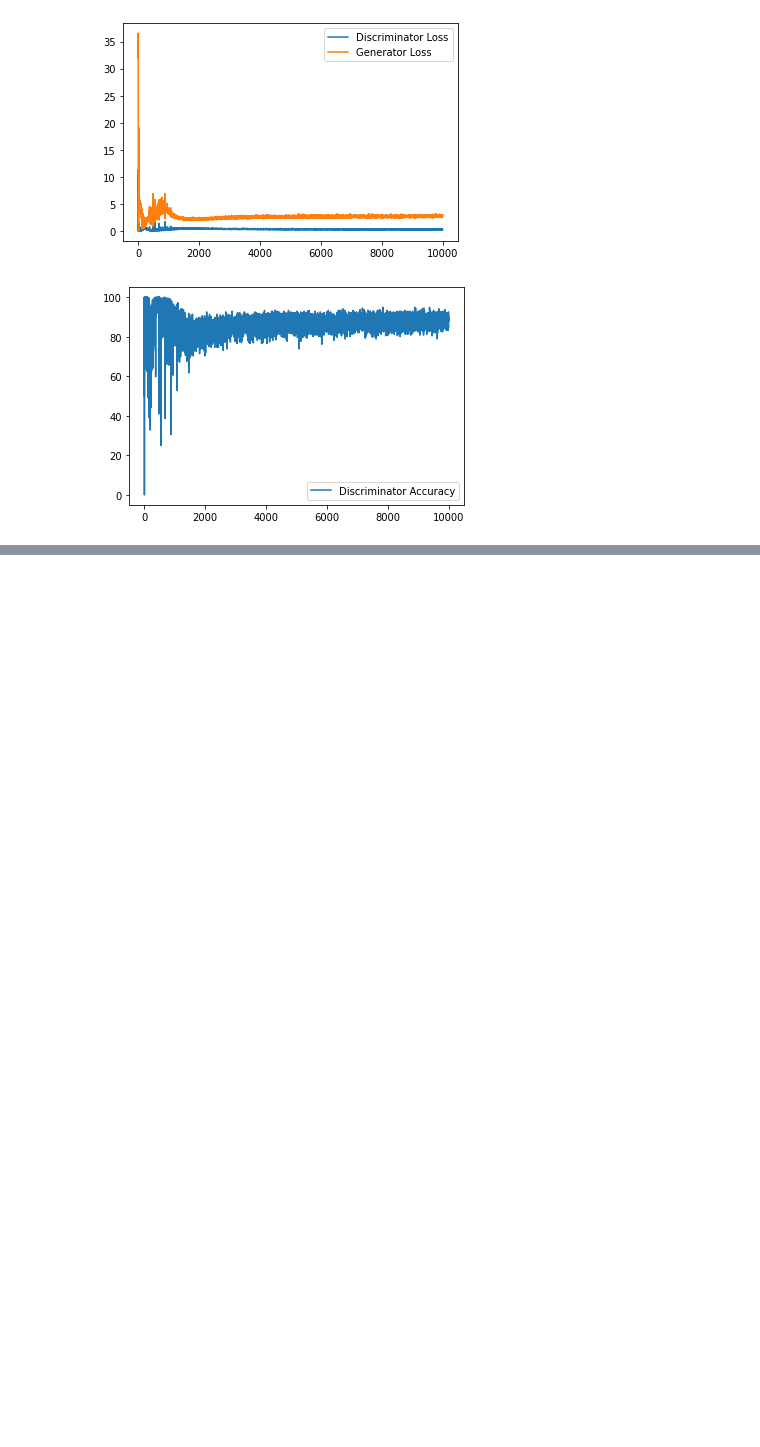
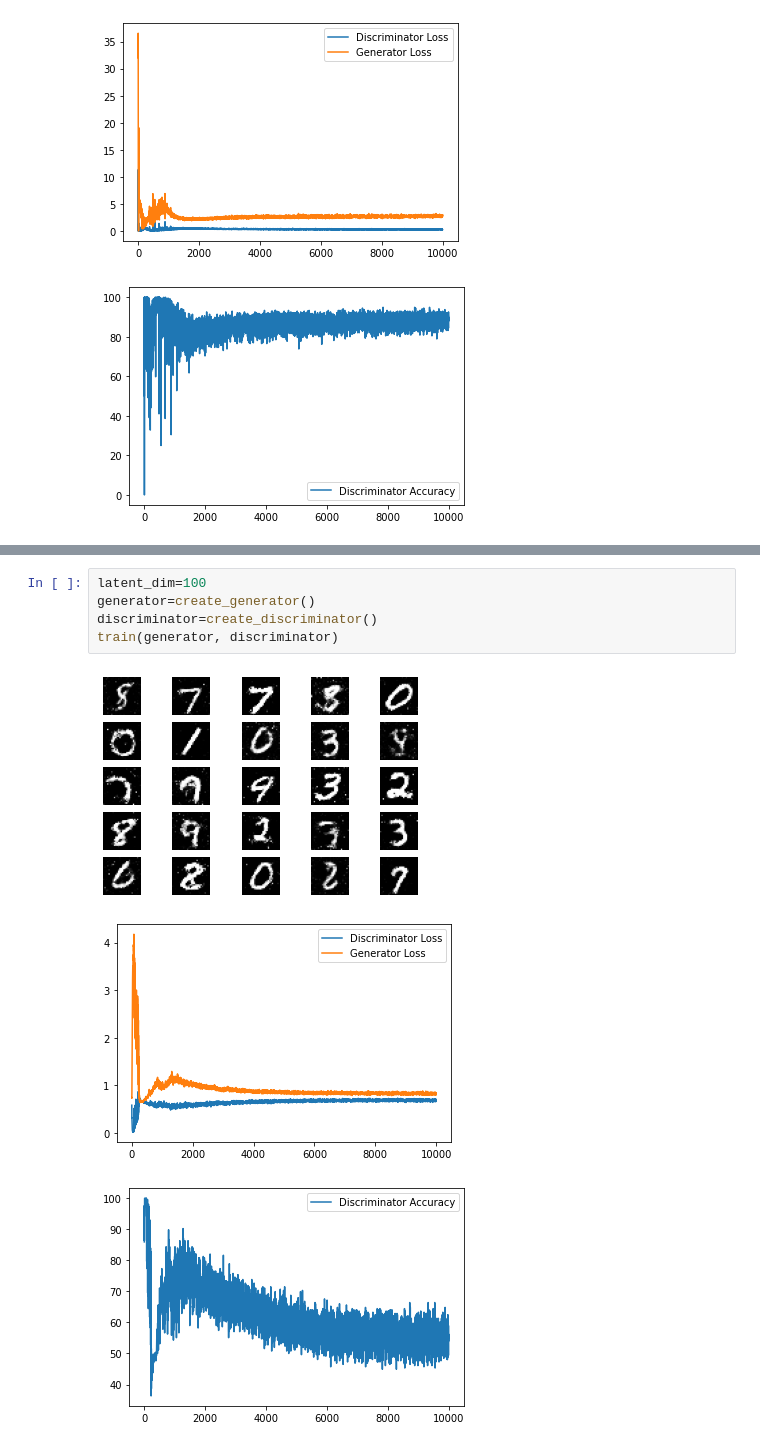
Before and after one commit to JanePer/AI---PORTFOLIO, a Jupyter notebook: Task11_(Lite)_GAN_Генеративные_состязательные_сети.ipynb, the cells around one changed output, grey strips where cells are left out. Saved outputs shown, nothing was run; the diff lists cells and outputs as text; blank space fills up the shorter version.

```diff
--- a/Task11_(Lite)_GAN_Генеративные_состязательные_сети.ipynb
+++ b/Task11_(Lite)_GAN_Генеративные_состязательные_сети.ipynb
@@ -227,0 +278,9 @@ train(generator, discriminator)
+# %%
+latent_dim=100
+generator=create_generator()
+discriminator=create_discriminator()
+train(generator, discriminator)
+# %% [output]
+[figure, added]
+[figure, added]
+[figure, added]
```
Also changed, not shown: parts of 3 cells of this notebook.
